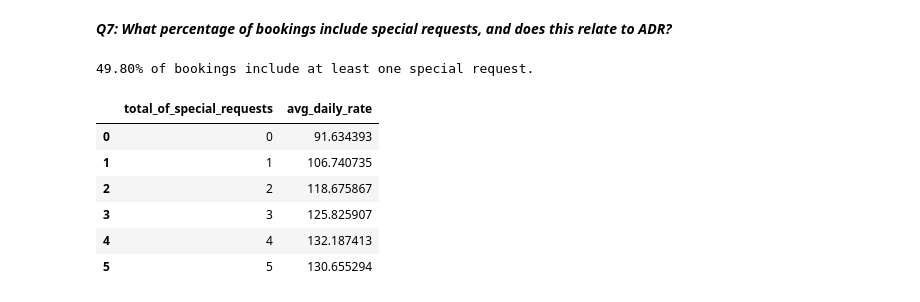
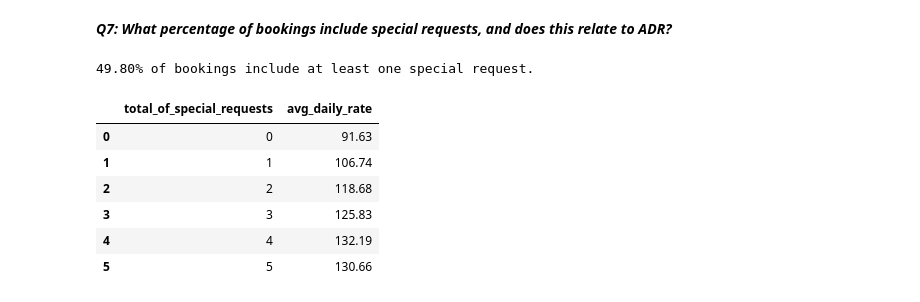
Before and after one commit to AdesanyaAzeez/Hotel-Booking-Analysis, a Jupyter notebook: 5_Revenue_Performance.ipynb, the cells around one changed output. Cells and saved outputs as stored; diff of their text form; code cells hidden in the pictures.

```diff
--- a/5_Revenue_Performance.ipynb
+++ b/5_Revenue_Performance.ipynb
@@ -295,22 +325,23 @@ plt.show()
 # %%
 # Calculate percentage of bookings with at least one special request
 pct_special = (htb['total_of_special_requests'] > 0).mean() * 100
 print(f"{pct_special:.2f}% of bookings include at least one special request.")
 
 # Compare ADR by number of special requests using the Check-outs dataframe
 special_adr = (check_outs.groupby('total_of_special_requests')
                ['avg_daily_rate'].mean()
                .reset_index()
                .sort_values('total_of_special_requests')
+               .round(2)
                )
 
 special_adr
 # %% [output]
 49.80% of bookings include at least one special request.
 |  | total_of_special_requests | avg_daily_rate |
-| 0 | 0 | 91.634393 |
-| 1 | 1 | 106.740735 |
-| 2 | 2 | 118.675867 |
-| 3 | 3 | 125.825907 |
-| 4 | 4 | 132.187413 |
-| 5 | 5 | 130.655294 |
+| 0 | 0 | 91.63 |
+| 1 | 1 | 106.74 |
+| 2 | 2 | 118.68 |
+| 3 | 3 | 125.83 |
+| 4 | 4 | 132.19 |
+| 5 | 5 | 130.66 |
```
Also changed, not shown: parts of 3 cells of this notebook, 7 other files.
